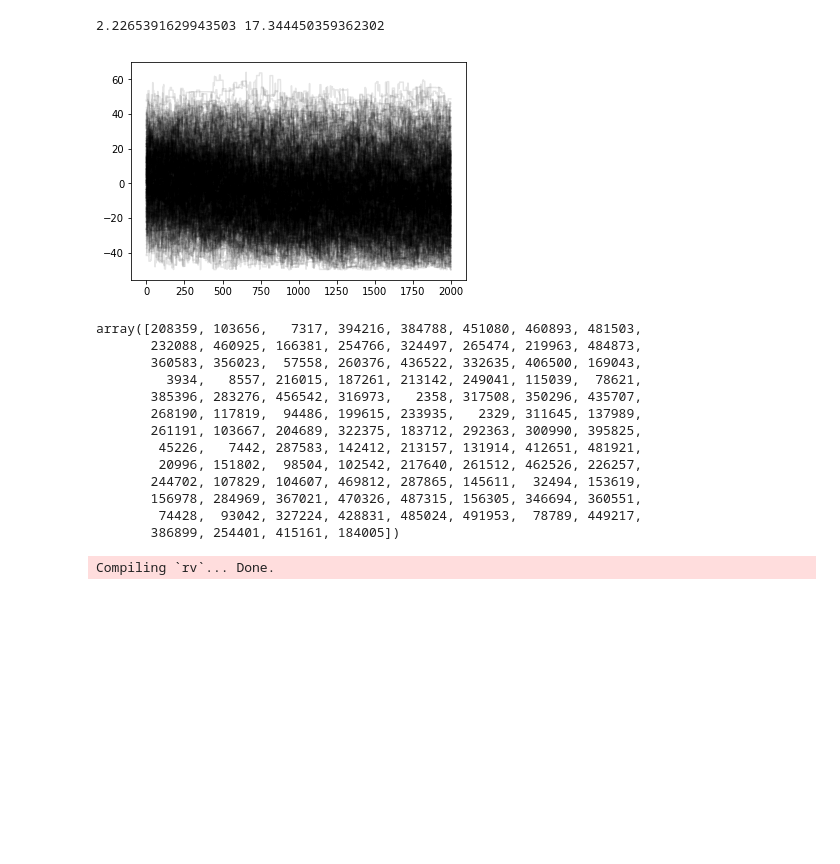
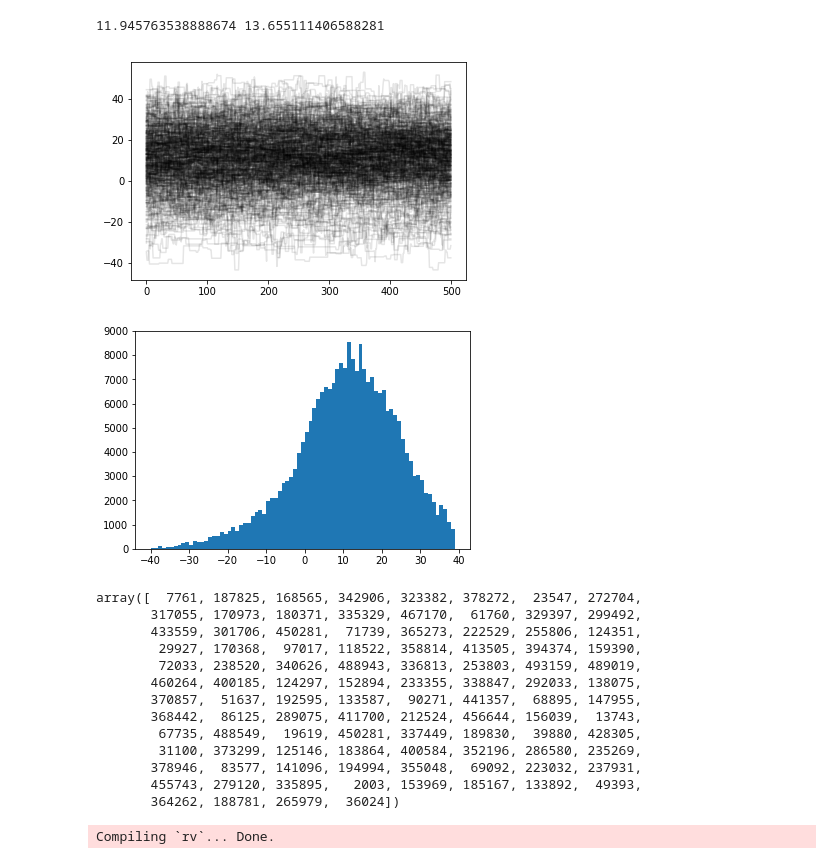
Before and after one commit to benmontet/rm_fits, a Jupyter notebook: notebooks/plot_chains.ipynb, the cells around one changed output. Drawn from its saved outputs; the diff is of its cells as text; code cells hidden in the pictures; blank space fills up the shorter version.

```diff
--- a/notebooks/plot_chains.ipynb
+++ b/notebooks/plot_chains.ipynb
@@ -2,15 +2,20 @@
 import numpy as np
 import matplotlib.pyplot as plt
 # %%
-chain = np.load('../code/chain.npy')
+chain = np.load('../runs/chain_2_2.npy')
 # %%
 i = 6
-plt.plot(chain[0:,1000:,i].T, 'k', alpha=0.1)
-print(np.median(chain[:,:,i]), np.std(chain[:,:,i]))
+clip = 2500
+plt.plot(chain[0:,clip:,i].T, 'k', alpha=0.1)
+print(np.median(chain[:,clip:,i]), np.std(chain[:,clip:,i]))
 plt.show()
+
+plt.hist(chain[:,clip:,i].flatten(), np.arange(-40, 40, 1))
+plt.show()
 # %% [output]
-2.2265391629943503 17.344450359362302
+11.945763538888674 13.655111406588281
-[figure, old version]
+[figure, new version]
+[figure, added]
 # %%
 sc = np.shape(chain)
 # %%
@@ -22,19 +27,19 @@ rand = np.random.randint(0, si[0], 100)
 # %%
 rand
 # %% [output]
-array([208359, 103656,   7317, 394216, 384788, 451080, 460893, 481503,
-       232088, 460925, 166381, 254766, 324497, 265474, 219963, 484873,
-       360583, 356023,  57558, 260376, 436522, 332635, 406500, 169043,
-         3934,   8557, 216015, 187261, 213142, 249041, 115039,  78621,
-       385396, 283276, 456542, 316973,   2358, 317508, 350296, 435707,
-       268190, 117819,  94486, 199615, 233935,   2329, 311645, 137989,
-       261191, 103667, 204689, 322375, 183712, 292363, 300990, 395825,
-        45226,   7442, 287583, 142412, 213157, 131914, 412651, 481921,
-        20996, 151802,  98504, 102542, 217640, 261512, 462526, 226257,
-       244702, 107829, 104607, 469812, 287865, 145611,  32494, 153619,
-       156978, 284969, 367021, 470326, 487315, 156305, 346694, 360551,
-        74428,  93042, 327224, 428831, 485024, 491953,  78789, 449217,
-       386899, 254401, 415161, 184005])
+array([  7761, 187825, 168565, 342906, 323382, 378272,  23547, 272704,
+       317055, 170973, 180371, 335329, 467170,  61760, 329397, 299492,
+       433559, 301706, 450281,  71739, 365273, 222529, 255806, 124351,
+        29927, 170368,  97017, 118522, 358814, 413505, 394374, 159390,
+        72033, 238520, 340626, 488943, 336813, 253803, 493159, 489019,
+       460264, 400185, 124297, 152894, 233355, 338847, 292033, 138075,
+       370857,  51637, 192595, 133587,  90271, 441357,  68895, 147955,
+       368442,  86125, 289075, 411700, 212524, 456644, 156039,  13743,
+        67735, 488549,  19619, 450281, 337449, 189830,  39880, 428305,
+        31100, 373299, 125146, 183864, 400584, 352196, 286580, 235269,
+       378946,  83577, 141096, 194994, 355048,  69092, 223032, 237931,
+       455743, 279120, 335895,   2003, 153969, 185167, 133892,  49393,
+       364262, 188781, 265979,  36024])
 # %%
 import starry
 time, vels, verr = np.loadtxt('../data/transit.vels', usecols=[0,1,2], unpack=True)
```
Also changed, not shown: parts of 2 cells of this notebook, 3 other files.
